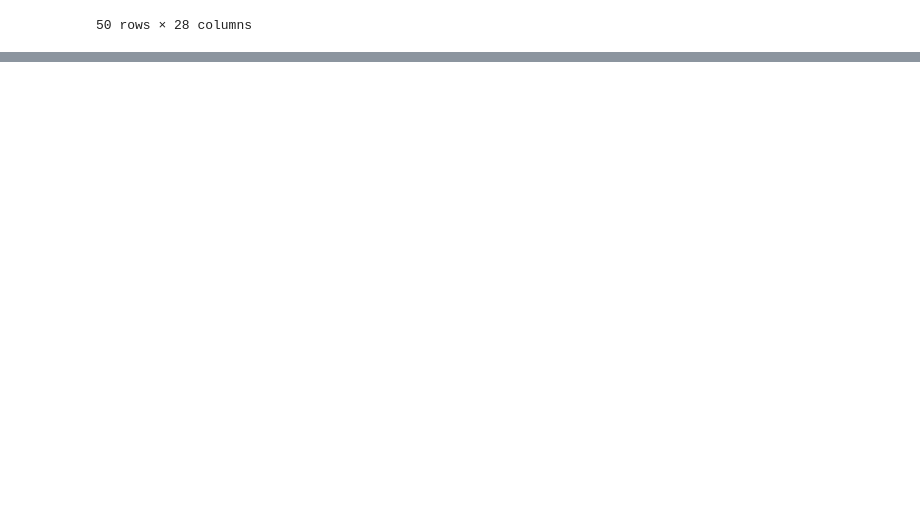
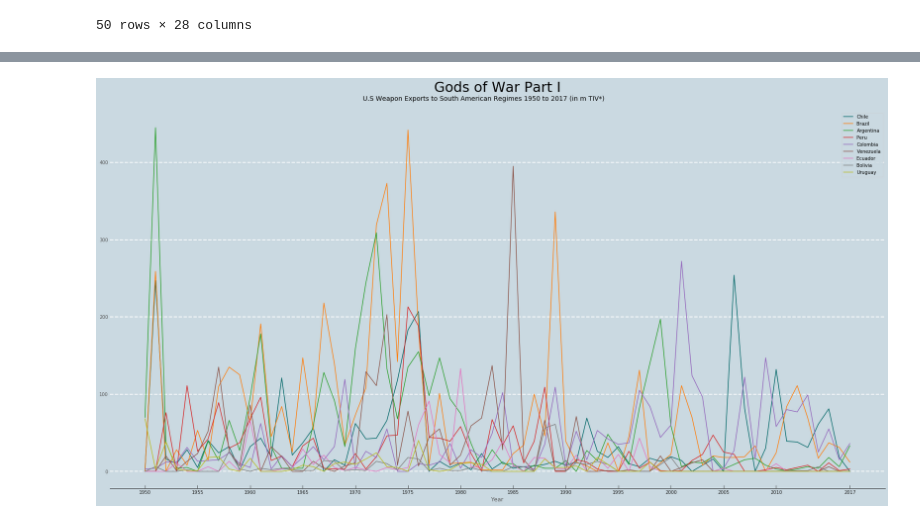
Before and after one commit to benbitoun/data-studio, a Jupyter notebook: Code/03-Gods_of_War_project/project3 Gods of War.ipynb, the cells around one changed output, grey strips where cells are left out. Saved outputs shown, nothing was run; the diff lists cells and outputs as text; code cells hidden in the pictures; blank space fills up the shorter version.

```diff
--- a/Code/03-Gods_of_War_project/project3 Gods of War.ipynb
+++ b/Code/03-Gods_of_War_project/project3 Gods of War.ipynb
@@ -3,3 +1,11 @@ import pandas as pd
+# %%
+import pandas as pd
+import matplotlib.pyplot as plt
+import matplotlib
+
+
+plt.style.use('ggplot')
+%matplotlib inline
 # %%
 pwd
 # %% [output]
@@ -97,0 +454,4 @@ df_conflicts.tail(50)
+# %%
+#Loading the clean file:
+s_america2 = pd.read_csv('s_america2.csv')
+s_america2.tail()
@@ -97,0 +465,3 @@ df_conflicts.tail(50)
+# %%
+#Dropping total:
+s_america2 = s_america2.drop([68])
@@ -97,0 +482,3 @@ df_conflicts.tail(50)
+# %%
+s_america2['Year'] = s_america2.Year.astype(int)
+s_america2.dtypes
@@ -97,0 +513,40 @@ df_conflicts.tail(50)
+# %%
+params = {"figure.facecolor": "#cad9e1",
+              "axes.facecolor": "#cad9e1",
+              "axes.grid" : True,
+              "axes.grid.axis" : "y",
+              "grid.color"    : "#ffffff",
+              "grid.linewidth": 2,
+              "axes.spines.left" : False,
+              "axes.spines.right" : False,
+              "axes.spines.top" : False,
+              "ytick.major.size": 0,
+              "ytick.minor.size": 0,
+              "xtick.direction" : "in",
+              "xtick.major.size" : 7,
+              "xtick.color"      : "#191919",
+              "axes.edgecolor"    :"#191919",
+              "axes.prop_cycle" : plt.cycler('color',
+                                    ['#006767', '#ff7f0e', '#2ca02c', '#d62728',
+                                     '#9467bd', '#8c564b', '#e377c2', '#7f7f7f',
+                                     '#bcbd22', '#17becf'])}
+plt.rcParams.update(params)
+
+ax = s_america2.plot(x='Year', figsize=(30,15))
+#Getting rid of y-ax
+ax.grid(False, axis='x')
+
+
+ax.tick_params(left=True)
+ax.tick_params(bottom=True)
+ax.set_xticks([1950, 1955, 1960, 1965, 1970, 1975, 1980, 1985, 1990, 1995, 2000, 2005, 2010, 2017])
+
+#Title
+ax.set_title("Gods of War Part I", pad=40, fontsize=30)
+plt.gcf().text(0.5, 0.9, "U.S Weapon Exports to South American Regimes 1950 to 2017 (in m TIV*) ", ha="center", fontsize=14)
+
+#Save
+plt.savefig('south_america_total.pdf', transparent=True, bbox_inches='tight')
+plt.savefig('south_america_total.png', transparent=True, bbox_inches='tight')
+# %% [output]
+[figure, added]
```
Also changed, not shown: parts of 55 cells of this notebook, 17 other files.
